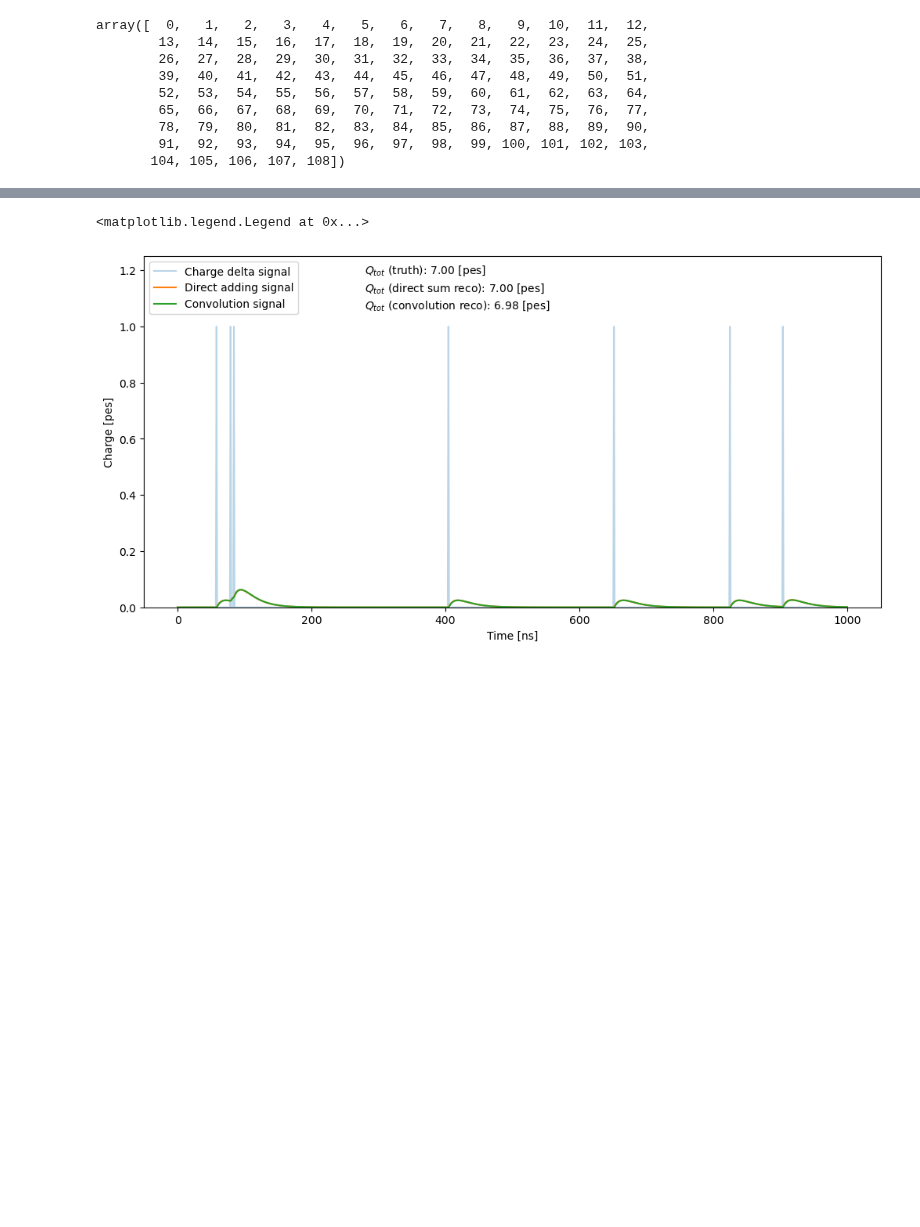
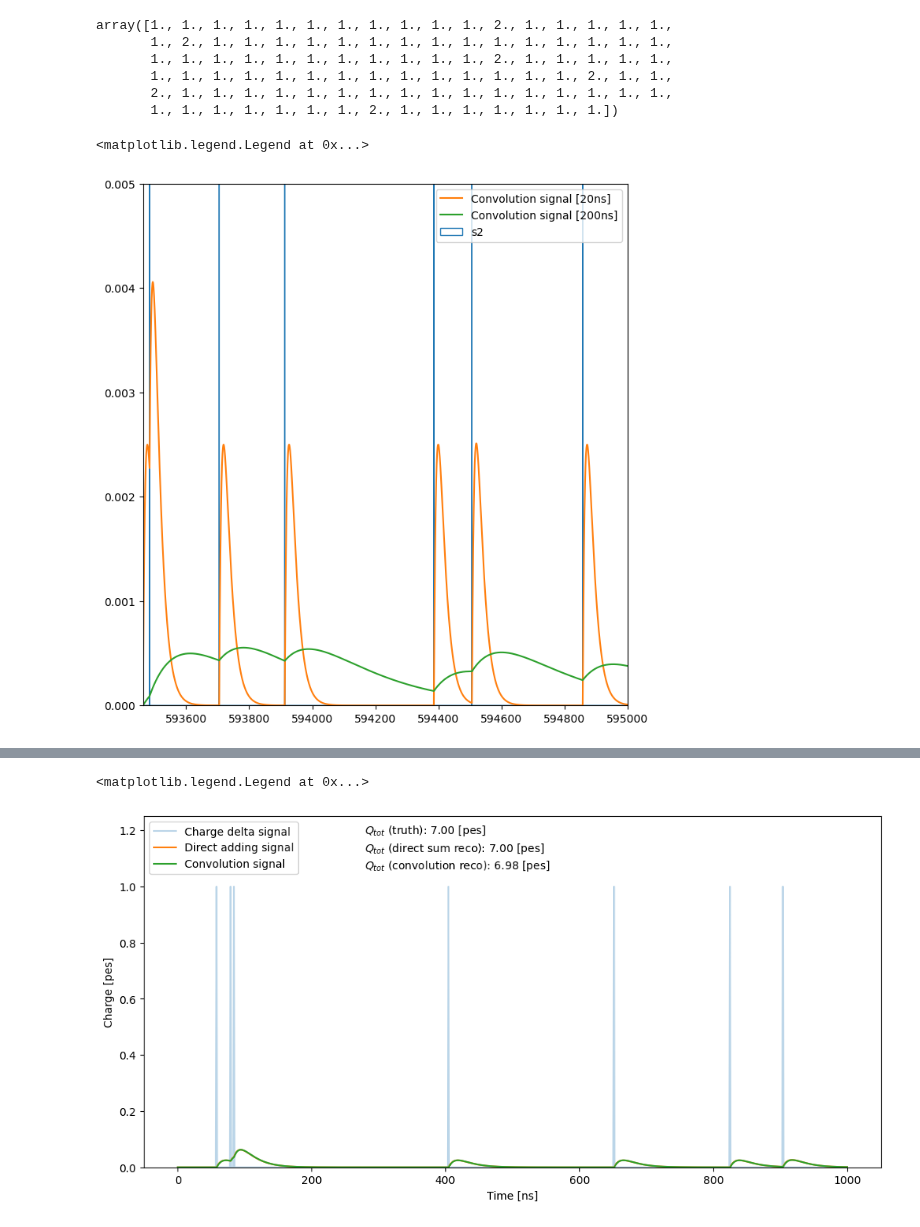
Before and after one commit to mariandbt/python, a Jupyter notebook: notebooks/20240301_TOY_SIMULATION.ipynb, the cells around one changed output, grey strips where cells are left out. Drawn from its saved outputs; the diff is of its cells as text; code cells hidden in the pictures; blank space fills up the shorter version.

```diff
--- a/notebooks/20240301_TOY_SIMULATION.ipynb
+++ b/notebooks/20240301_TOY_SIMULATION.ipynb
@@ -52,12 +71,26 @@ t = np.arange(len(charge))
 # %%
-t
+t = np.array([598407.47491455, 600065.66241455, 597871.22491455, 601481.22491455,
+ 597512.53741455, 596654.16241455, 597438.28741455, 599944.72491455,
+ 596552.97491455, 596087.16241455, 600404.47491455, 597245.59991455,
+ 601533.53741455, 598088.28741455, 599791.22491455, 603073.28741455,
+ 601375.47491455, 596086.91241455, 598953.28741455, 595377.22491455,
+ 593484.34991455, 597732.78741455, 599322.66241455, 597543.72491455,
+ 598193.59991455, 595863.34991455, 599317.78741455, 598718.72491455,
+ 600893.72491455, 595038.03741455, 596931.78741455, 599501.09991455,
+ 597035.28741455, 600286.47491455, 601447.28741455, 594857.41241455,
+ 599257.28741455, 598516.59991455, 593463.34991455, 597927.91241455,
+ 603089.91241455, 596841.91241455, 599932.41241455, 595039.22491455,
+ 596341.47491455, 597287.53741455, 598455.84991455, 598404.91241455,
+ 596930.03741455, 596096.66241455, 596356.97491455, 595691.97491455,
+ 597642.09991455, 599045.66241455, 593912.72491455, 598010.22491455,
+ 599151.66241455, 597941.97491455, 600215.53741455, 596699.53741455,
+ 597980.97491455, 596792.47491455, 601266.78741455, 602287.41241455,
+ 596621.34991455, 597881.72491455, 599824.72491455, 596227.28741455,
+ 600229.84991455, 598388.59991455, 597539.72491455, 599988.53741455,
+ 600200.84991455, 597079.22491455, 600967.78741455, 599145.78741455,
+ 594506.16241455, 593705.03741455, 595893.91241455, 595790.84991455,
+ 597270.09991455, 596997.66241455, 594385.53741455, 599054.03741455,
+ 600722.84991455, 597853.47491455, 595231.34991455, 598089.47491455,
+ 595622.84991455, 595468.28741455, 599662.34991455, 602682.84991455,
+ 595450.66241455, 599153.16241455, 600705.41241455, 596113.78741455,
+ 598419.84991455, 600877.28741455, 596617.28741455, 601963.41241455]) # [ns]
-# %% [output]
-array([  0,   1,   2,   3,   4,   5,   6,   7,   8,   9,  10,  11,  12,
-        13,  14,  15,  16,  17,  18,  19,  20,  21,  22,  23,  24,  25,
-        26,  27,  28,  29,  30,  31,  32,  33,  34,  35,  36,  37,  38,
-        39,  40,  41,  42,  43,  44,  45,  46,  47,  48,  49,  50,  51,
-        52,  53,  54,  55,  56,  57,  58,  59,  60,  61,  62,  63,  64,
-        65,  66,  67,  68,  69,  70,  71,  72,  73,  74,  75,  76,  77,
-        78,  79,  80,  81,  82,  83,  84,  85,  86,  87,  88,  89,  90,
-        91,  92,  93,  94,  95,  96,  97,  98,  99, 100, 101, 102, 103,
-       104, 105, 106, 107, 108])
@@ -63,0 +100,9 @@ array([  0,   1,   2,   3,   4,   5,   6,   7,   8,   9,  10,  11,  12,
+# %%
+charge
+# %% [output]
+array([1., 1., 1., 1., 1., 1., 1., 1., 1., 1., 1., 2., 1., 1., 1., 1., 1.,
+       1., 2., 1., 1., 1., 1., 1., 1., 1., 1., 1., 1., 1., 1., 1., 1., 1.,
+       1., 1., 1., 1., 1., 1., 1., 1., 1., 1., 1., 2., 1., 1., 1., 1., 1.,
+       1., 1., 1., 1., 1., 1., 1., 1., 1., 1., 1., 1., 1., 1., 2., 1., 1.,
+       2., 1., 1., 1., 1., 1., 1., 1., 1., 1., 1., 1., 1., 1., 1., 1., 1.,
+       1., 1., 1., 1., 1., 1., 1., 2., 1., 1., 1., 1., 1., 1., 1.])
@@ -63,0 +112,25 @@ array([  0,   1,   2,   3,   4,   5,   6,   7,   8,   9,  10,  11,  12,
+# %%
+fig, ax = plt.subplots(nrows = 1, ncols = 1, figsize=(7,7), constrained_layout=True)
+
+events, bins, bars = ax.hist(t, bin_edges,
+                             density=False,
+                             weights = charge,
+                             label='s2',
+                             histtype='step')
+
+bin_means = (bins[:-1]+bins[1:])/2
+
+response20 = sipm_response(1, bin_means, bin_means.mean(), 20, rise_time)
+convolution_20 = np.convolve(events, response20, mode='same')
+ax.plot(bin_means,convolution_20, label = 'Convolution signal [20ns]')
+
+response200 = sipm_response(1, bin_means, bin_means.mean(), 200, rise_time)
+convolution_200 = np.convolve(events, response200, mode='same')
+ax.plot(bin_means,convolution_200, label = 'Convolution signal [200ns]')
+
+ax.set_ylim(0, .005)
+ax.set_xlim(bin_means.min(), 59.5e4)
+ax.legend()
+# %% [output]
+<matplotlib.legend.Legend at 0x...>
+[figure, added]
```
Also changed, not shown: parts of 18 cells of this notebook, 6 other files.
